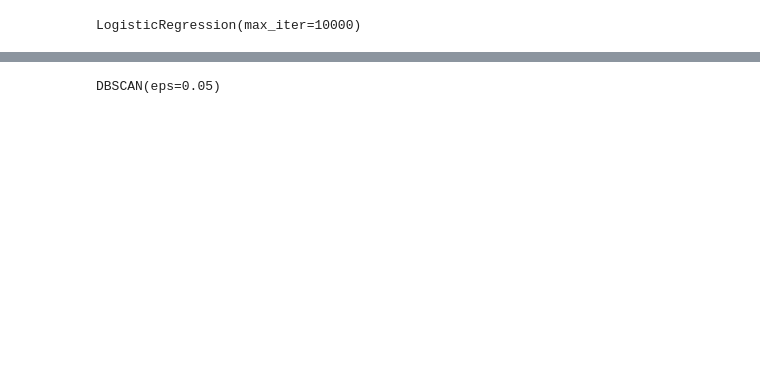
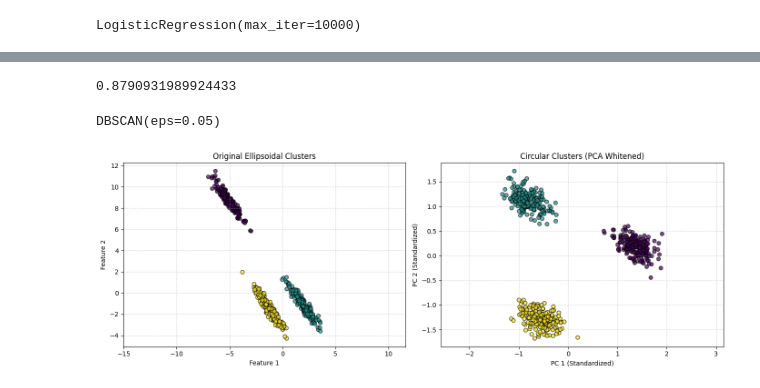
Before and after one commit to bundela05/mlcodez, a Jupyter notebook: ai and ml/code/ch8_unsupervised_learning.ipynb, the cells around one changed output, grey strips where cells are left out. Saved outputs shown, nothing was run; the diff lists cells and outputs as text; code cells hidden in the pictures; blank space fills up the shorter version.

```diff
--- a/ai and ml/code/ch8_unsupervised_learning.ipynb
+++ b/ai and ml/code/ch8_unsupervised_learning.ipynb
@@ -141,3 +253,9 @@ y_representative_digits = np.array([8, 0, 1, 3, 6, 7, 5, 4, 2, 8, 6, 4])
+# %%
+log_reg = LogisticRegression(max_iter=10_000)
+log_reg.fit(X_train_partially_propagated,y_train_partially_propagated)
+log_reg.score(X_test, y_test)
+# %% [output]
+0.8790931989924433
 # %%
 from sklearn.cluster import DBSCAN
 from sklearn.datasets import make_moons
@@ -146,3 +264,57 @@ dbscan = DBSCAN(eps=0.05, min_samples=5)
 dbscan.fit(X)
 # %% [output]
 DBSCAN(eps=0.05)
+# %%
+import matplotlib.pyplot as plt
+import numpy as np
+from sklearn.datasets import make_blobs
+from sklearn.decomposition import PCA
+
+# 1. Generate base isotropic clusters and transform into ellipses
+X, y = make_blobs(n_samples=600, centers=3, cluster_std=1.0, random_state=42)
+transformation = np.array([[0.6, -0.6], [-0.4, 0.8]])
+X_anisotropic = np.dot(X, transformation)
+
+# 2. Whiten using PCA to transform ellipsoids into circular clusters
+pca = PCA(whiten=True)
+X_circular = pca.fit_transform(X_anisotropic)
+
+# 3. Plot original ellipsoidal vs. circular clusters
+fig, axes = plt.subplots(1, 2, figsize=(14, 5))
+
+# Original Ellipsoidal Clusters
+axes[0].scatter(
+    X_anisotropic[:, 0],
+    X_anisotropic[:, 1],
+    c=y,
+    cmap="viridis",
+    edgecolor="k",
+    alpha=0.7,
+)
+axes[0].set_title("Original Ellipsoidal Clusters")
+axes[0].set_xlabel("Feature 1")
+axes[0].set_ylabel("Feature 2")
+axes[0].axis("equal")
+axes[0].grid(True, linestyle="--", alpha=0.5)
+
+# Transformed Circular Clusters (PCA Whitening)
+axes[1].scatter(
+    X_circular[:, 0],
+    X_circular[:, 1],
+    c=y,
+    cmap="viridis",
+    edgecolor="k",
+    alpha=0.7,
+)
+axes[1].set_title("Circular Clusters (PCA Whitened)")
+axes[1].set_xlabel("PC 1 (Standardized)")
+axes[1].set_ylabel("PC 2 (Standardized)")
+axes[1].axis("equal")
+axes[1].grid(True, linestyle="--", alpha=0.5)
+
+plt.tight_layout()
+plt.show()
+
+X_circular = pca.fit_transform(X_anisotropic)
+# %% [output]
+[figure, added]
```
Also changed, not shown: parts of 12 cells of this notebook, 1 other file.
